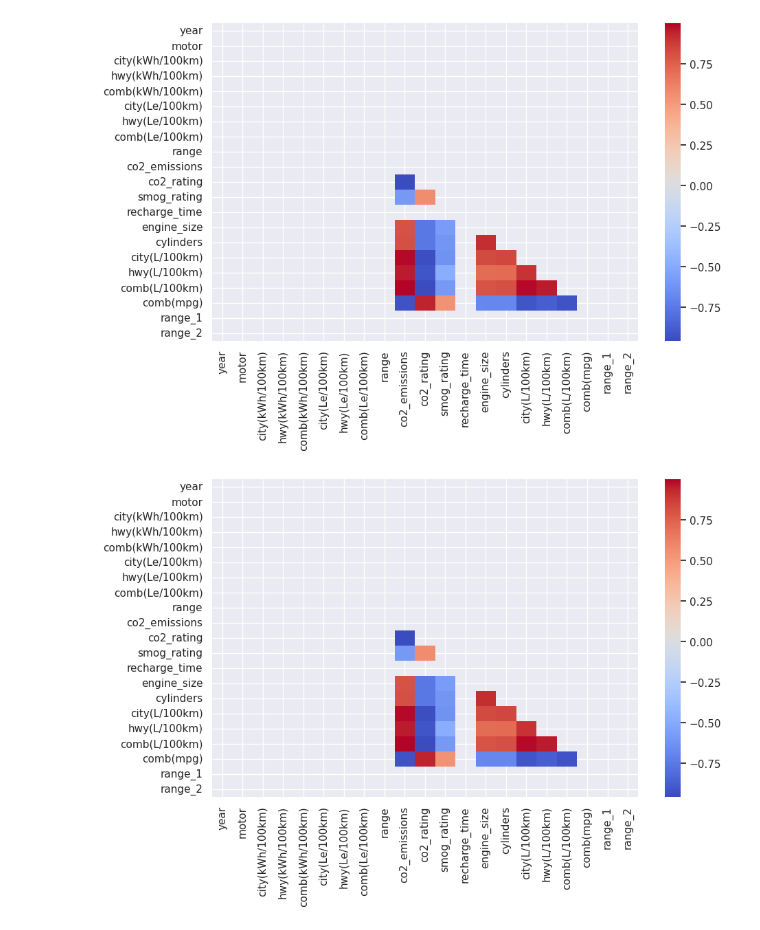
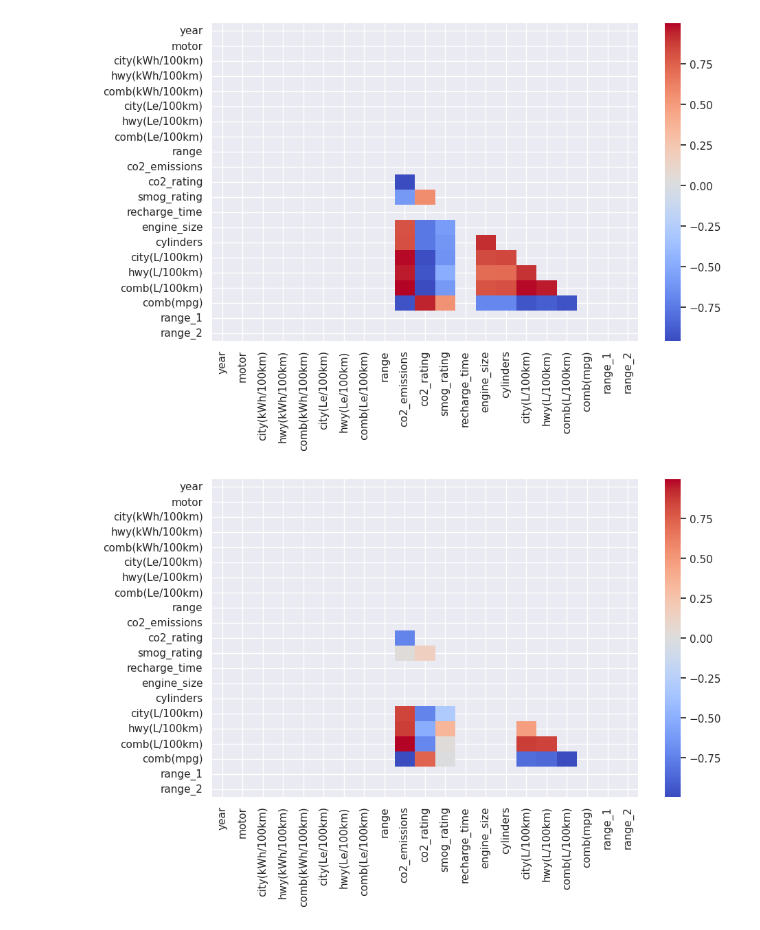
Before and after one commit to eringill/fuel_consumption, a Jupyter notebook: notebooks/linearRegressionFuel.ipynb, the cells around one changed output. Saved outputs shown, nothing was run; the diff lists cells and outputs as text; code cells hidden in the pictures.

```diff
--- a/notebooks/linearRegressionFuel.ipynb
+++ b/notebooks/linearRegressionFuel.ipynb
@@ -38,11 +38,11 @@ plt.show()
 # %%
 diesel_only = all_types.loc[all_types['fuel'] == 'diesel' ]
 # %%
-diesel_only_corr = gas_only.corr()
+diesel_only_corr = diesel_only.corr()
 trimask = np.triu(np.ones_like(diesel_only_corr, dtype=bool))
 
 plt.figure(figsize=(10,6))
 sns.heatmap(diesel_only_corr, cmap='coolwarm', mask=trimask)
 plt.show()
 # %% [output]
-[figure, old version]
+[figure, new version]
```
